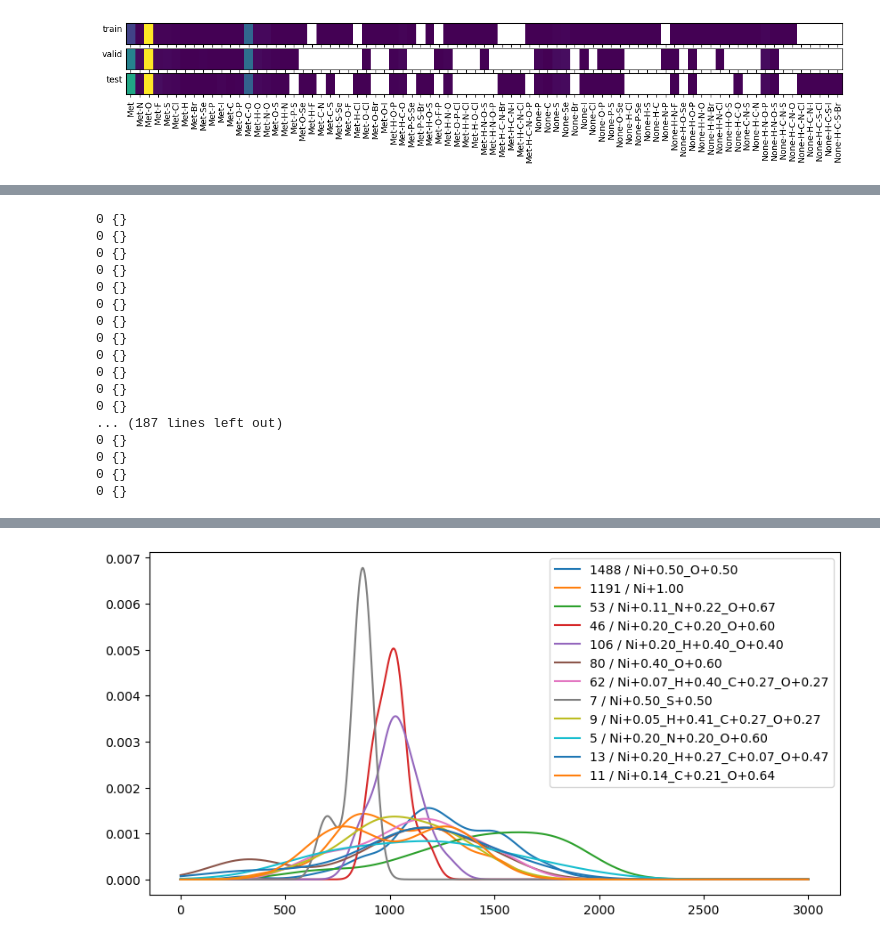
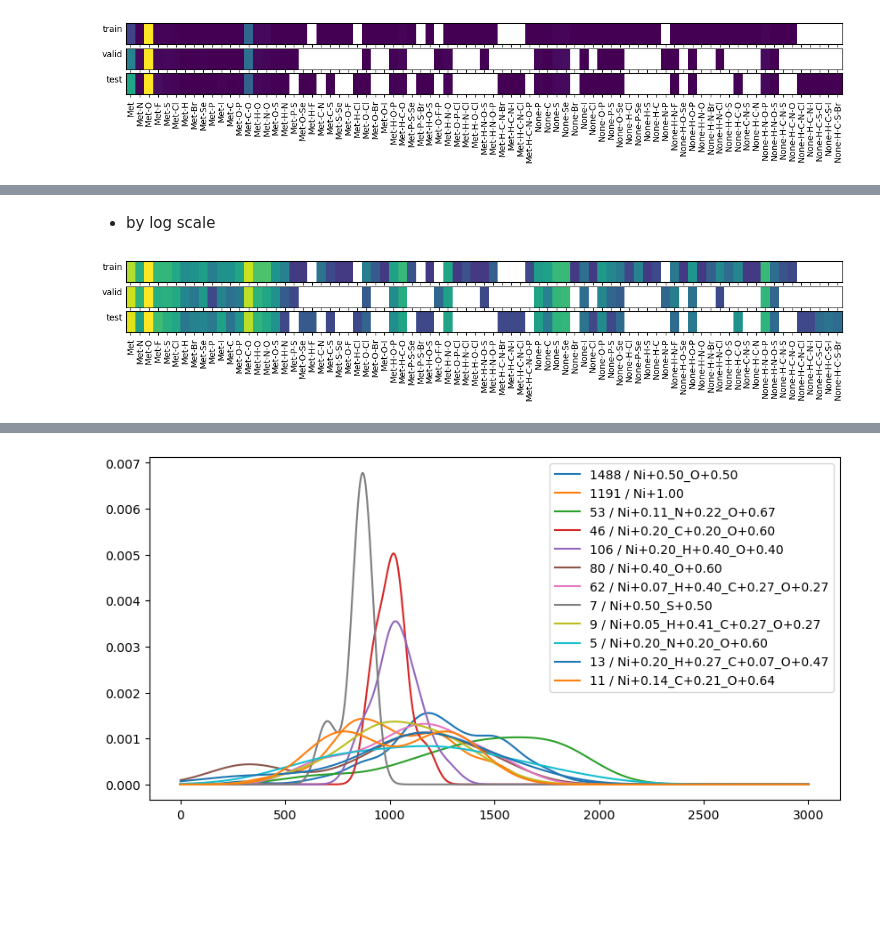
Before and after one commit to git-jhyang/inorganic_synthesis, a Jupyter notebook: notebooks/analysis_data.ipynb, the cells around one changed output, grey strips where cells are left out. Drawn from its saved outputs; the diff is of its cells as text; code cells hidden in the pictures; blank space fills up the shorter version.

```diff
--- a/notebooks/analysis_data.ipynb
+++ b/notebooks/analysis_data.ipynb
@@ -590,8 +595,7 @@ for metal, v in count_tgt_eles.items():
     ele = ('Met',)
     if metal == 'None':
         ele = ('None',)
-    for fg_sys, v2 in v.items():
-        if fg_sys == 'count': continue
+    for fg_sys, v2 in v['case'].items():
         key = ele + fg_sys
         if key not in prec_system.keys():
             prec_system[key] = np.zeros(3)
@@ -836,8 +621,0 @@ test_reactions ('Mo',) ('H', 'N', 'O') {'count': 16, 'case': {'4.000 1.000 4.000
-# %%
-f, axs = plt.subplots(1,3,figsize=(10,5))
-for ax, v in zip(axs, count_pre_cat_fg_map.values()):
-    ax.pcolormesh(v, cmap=cmap, vmin=1)
-    fg_usage = v.sum(0)
-    fg_freq = (v != 0).sum(0)
-    print([f'{fg_list[i]} : {fg_usage[i]}' for i in np.argsort(fg_usage)[-5:][::-1]])
-    print([f'{fg_list[i]} : {fg_freq[i]}' for i in np.argsort(fg_freq)[-5:][::-1]])
@@ -974,39 +622,17 @@ mat_by_target
-# %%
-for target, dat in mat_by_target.items():
-    if len(dat['ops']) == 1: continue
-    if dat['count'] == 1: continue
-#        print(target, dat['count'])
-    cs = {}
-    for prec, dat2 in dat['ops'].items():
-#            print('\t{}\t{}\t{}'.format(dat2['count'], len(dat2['conditions']), prec))
-        if len(dat2['conditions']) != 0:
-            c = np.hstack(dat2['conditions'])
-            if len(set(c)) > 5:
-                cs[prec] = c
-#                    print('\t{}\t\t{:.3f} / {:.3f} / {:.3f}'.format(len(c), np.min(c), np.max(c), np.median(c)))
-    print(len(cs), cs)
-    if len(cs) > 1:
-        f, ax = plt.subplots(1, 1, figsize=(10, 3))
-        f.suptitle(target)
-        for prec, t in cs.items():
-            g = gaussian_kde(t, bw_method=0.5)
-            ax.plot(x, g(x), label=f'{len(t)} / {prec}')
-        ax.legend(loc='upper right')
-# %% [output]
-0 {}
-0 {}
-0 {}
-0 {}
-0 {}
-0 {}
-0 {}
-0 {}
-0 {}
-0 {}
-0 {}
-0 {}
-... (187 lines left out)
-0 {}
-0 {}
-0 {}
-0 {}
+# %% [markdown]
+- by log scale
+# %%
+cmap = mpl.cm.viridis
+cmap.set_under([1,1,1])
+ylabels = ['train','valid','test']
+f, axs = plt.subplots(3,1,figsize=(15,1.5), sharex=True)
+for ax, m, ylabel in zip(axs, mat, ylabels):
+    m[m == 0] = 1e-5
+    m = np.log10(m)
+    ax.pcolormesh([m], cmap=cmap, vmin=-1)
+#    ax.text(np.argmax(m)+0.2, 0.4, f'{np.max(m):.0f}')
+    ax.set_xticks(np.arange(len(xticks)) + 0.5, labels=xticks, rotation=90)
+    ax.set_ylabel(ylabel, rotation=0, ha='right')
+    ax.set_yticks([])
+# %% [output]
+[figure, added]
```
Also changed, not shown: parts of 32 cells of this notebook, 2 other files.
